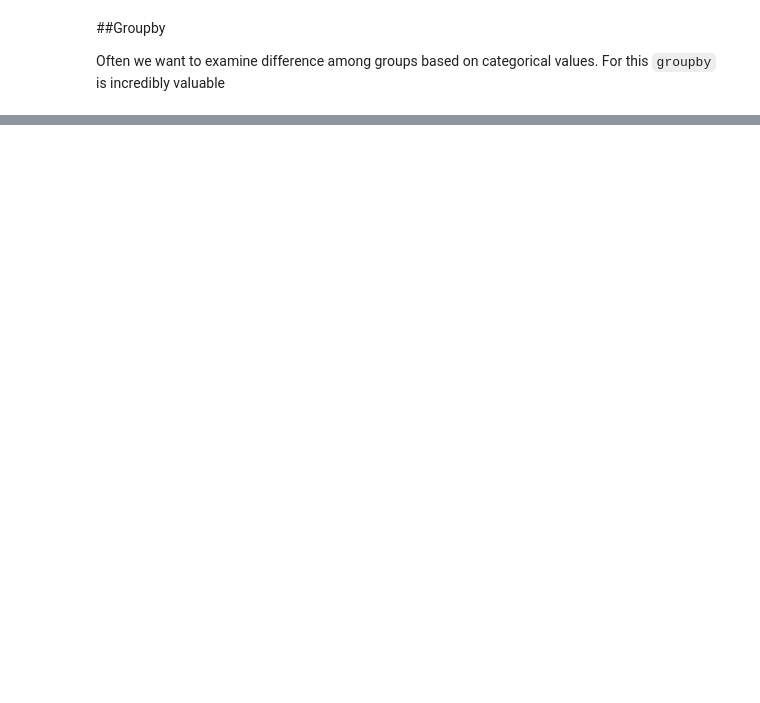
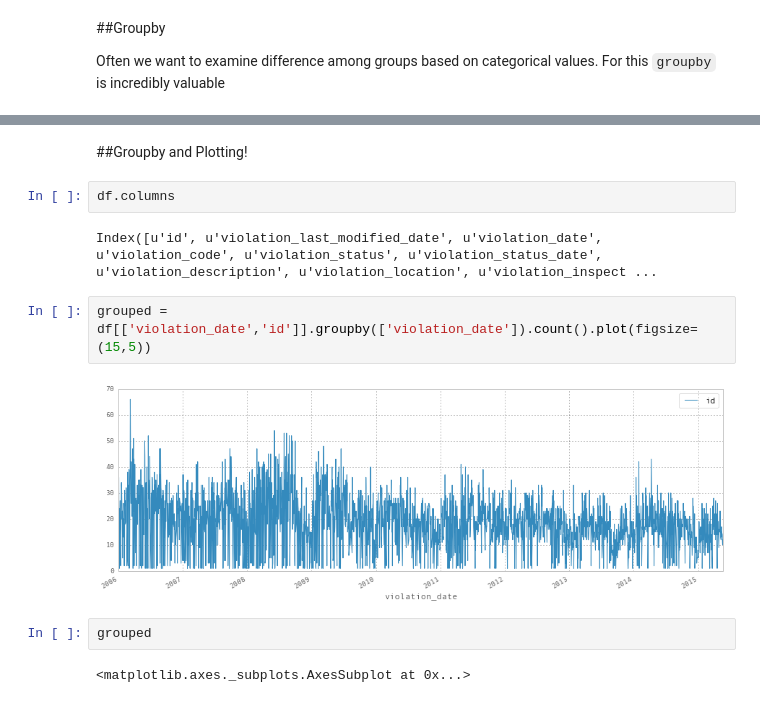
Before and after one commit to dssg/dssg-training-workshop-2015, a Jupyter notebook: notebooks/08a_Introduction_to_working_with_data_in_Python.ipynb, the cells around one changed output, grey strips where cells are left out. Saved outputs shown, nothing was run; the diff lists cells and outputs as text; blank space fills up the shorter version.

```diff
--- a/notebooks/08a_Introduction_to_working_with_data_in_Python.ipynb
+++ b/notebooks/08a_Introduction_to_working_with_data_in_Python.ipynb
@@ -319,0 +407,14 @@ df.groupby("department_bureau").mean()
+# %% [markdown]
+##Groupby and Plotting!
+# %%
+df.columns
+# %% [output]
+Index([u'id', u'violation_last_modified_date', u'violation_date', u'violation_code', u'violation_status', u'violation_status_date', u'violation_description', u'violation_location', u'violation_inspect ...
+# %%
+grouped = df[['violation_date','id']].groupby(['violation_date']).count().plot(figsize=(15,5))
+# %% [output]
+[figure, added]
+# %%
+grouped
+# %% [output]
+<matplotlib.axes._subplots.AxesSubplot at 0x...>
```
Also changed, not shown: parts of 40 cells of this notebook.
